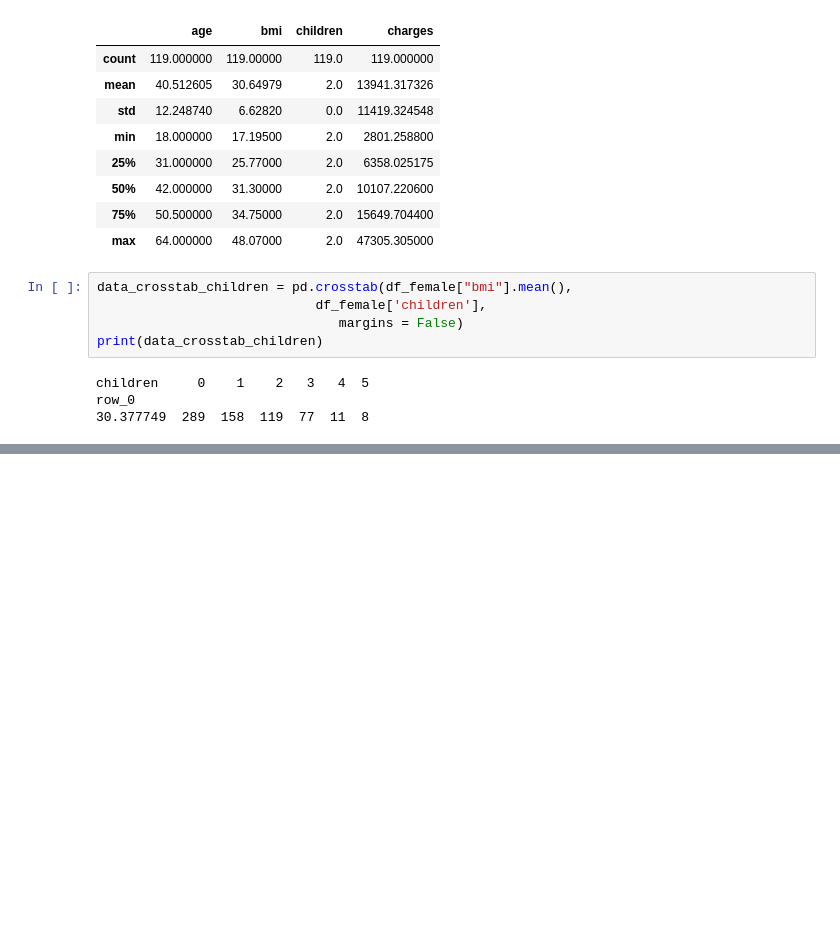
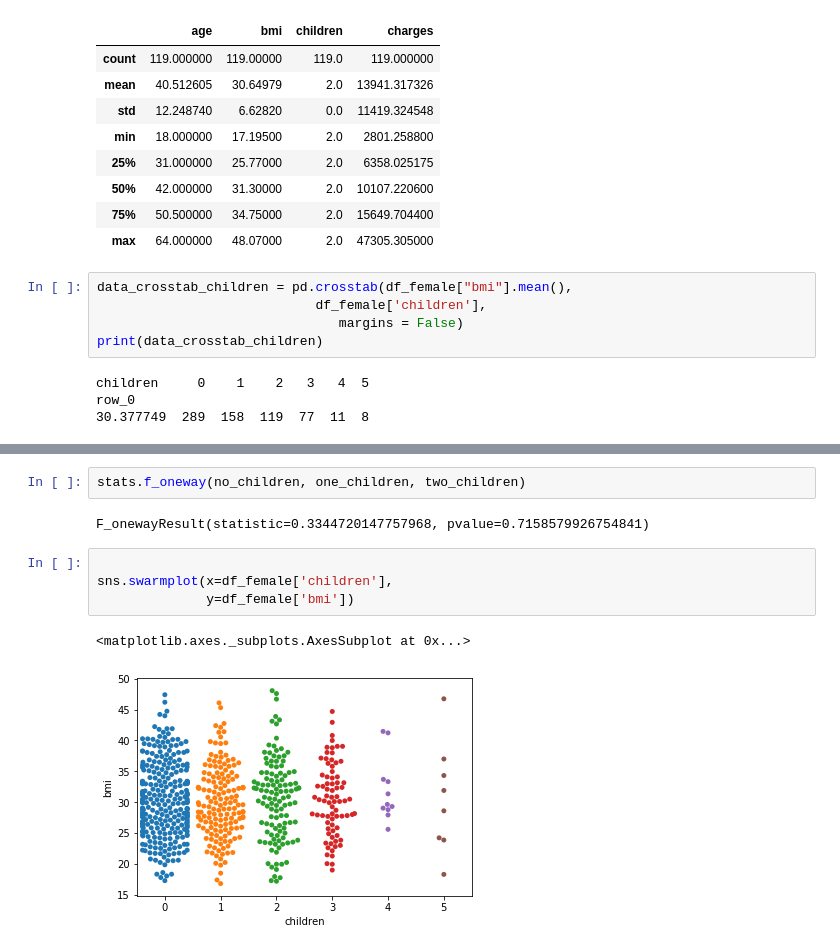
Before and after one commit to KyLarson-Research/AP_Statistics, a Jupyter notebook: smoker.ipynb, the cells around one changed output, grey strips where cells are left out. Drawn from its saved outputs; the diff is of its cells as text; blank space fills up the shorter version.

Commit message:
added new swarm plot and oneway f test for children bmi

```diff
--- a/smoker.ipynb
+++ b/smoker.ipynb
@@ -326,0 +337,11 @@ row_0
+# %%
+stats.f_oneway(no_children, one_children, two_children)
+# %% [output]
+F_onewayResult(statistic=0.3344720147757968, pvalue=0.7158579926754841)
+# %%
+
+sns.swarmplot(x=df_female['children'],
+              y=df_female['bmi'])
+# %% [output]
+<matplotlib.axes._subplots.AxesSubplot at 0x...>
+[figure, added]
```
Also changed, not shown: parts of 1 cell of this notebook.
